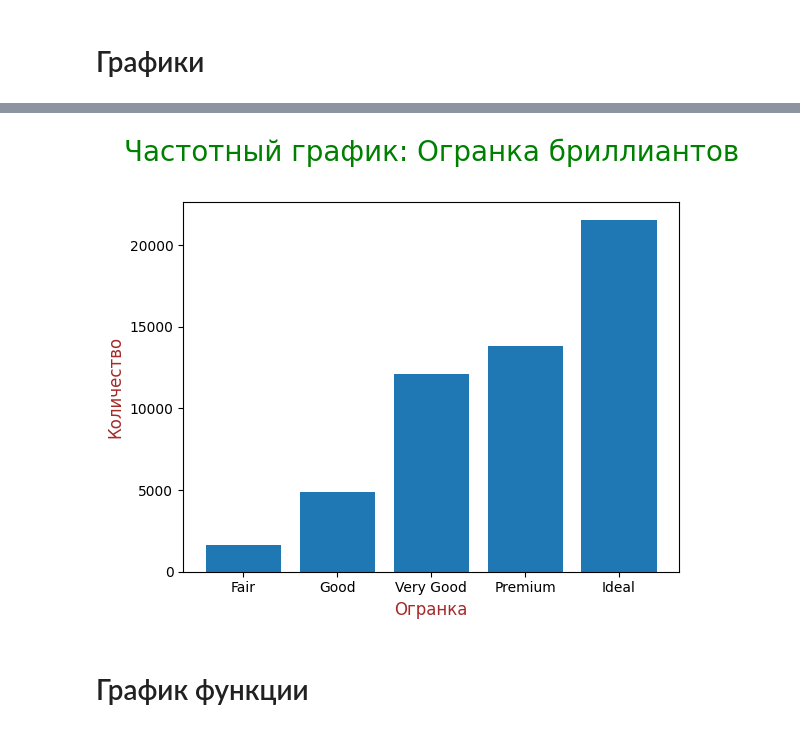
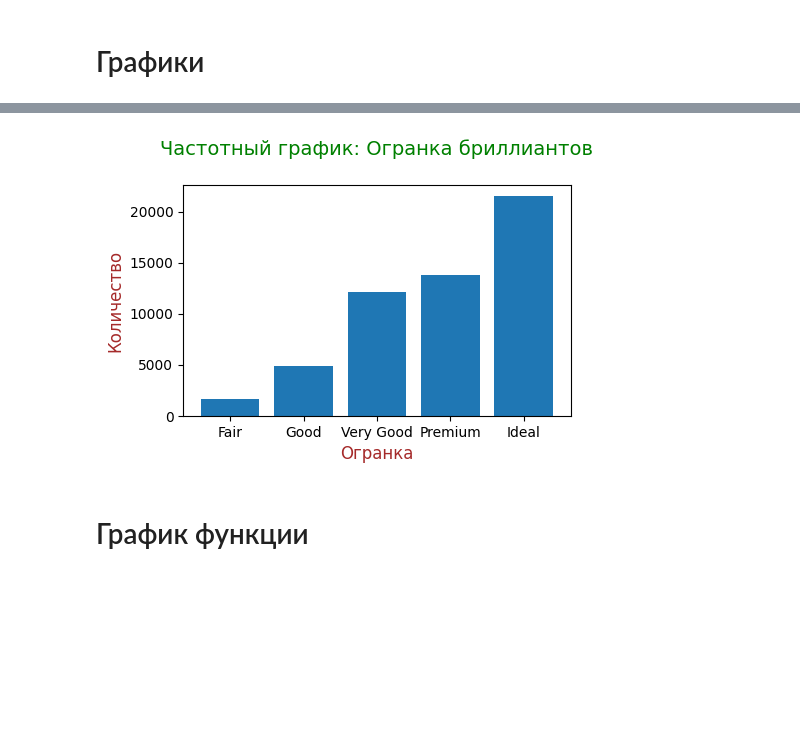
Before and after one commit to vlad-vlg/Jupyter, a Jupyter notebook: Second.ipynb, the cells around one changed output, grey strips where cells are left out. Saved outputs shown, nothing was run; the diff lists cells and outputs as text; code cells hidden in the pictures; blank space fills up the shorter version.

```diff
--- a/Second.ipynb
+++ b/Second.ipynb
@@ -54,19 +57,21 @@ plt.show()
 # %%
 groupdata = data.groupby('cut').count()
 groupdata
 
 x_vals = []
 y_vals = []
 for i in [0, 1, 4, 3, 2]:
     x_vals.append(groupdata.index[i])
     y_vals.append(groupdata.iloc[i, 0])
+fig = plt.figure(figsize=(5,3))
 plt.bar(x_vals, y_vals)
-plt.title('Частотный график: Огранка бриллиантов\n', fontdict={'fontsize': 20,'fontweight': 20, 'color':'Green'})
+plt.title('Частотный график: Огранка бриллиантов\n', fontdict={'fontsize': 14, 'fontweight': 10, 'color':'Green'})
 plt.xlabel('Огранка', fontdict={'fontsize': 12, 'fontweight': 20, 'color':'Brown'})
 plt.ylabel('Количество', fontdict={'fontsize': 12, 'fontweight': 20, 'color':'Brown'})
+
 plt.show()
 # %% [output]
-[figure, old version]
+[figure, new version]
 # %% [markdown]
 # График функции
 # %%
```
Also changed, not shown: parts of 5 cells of this notebook, 1 other file.
